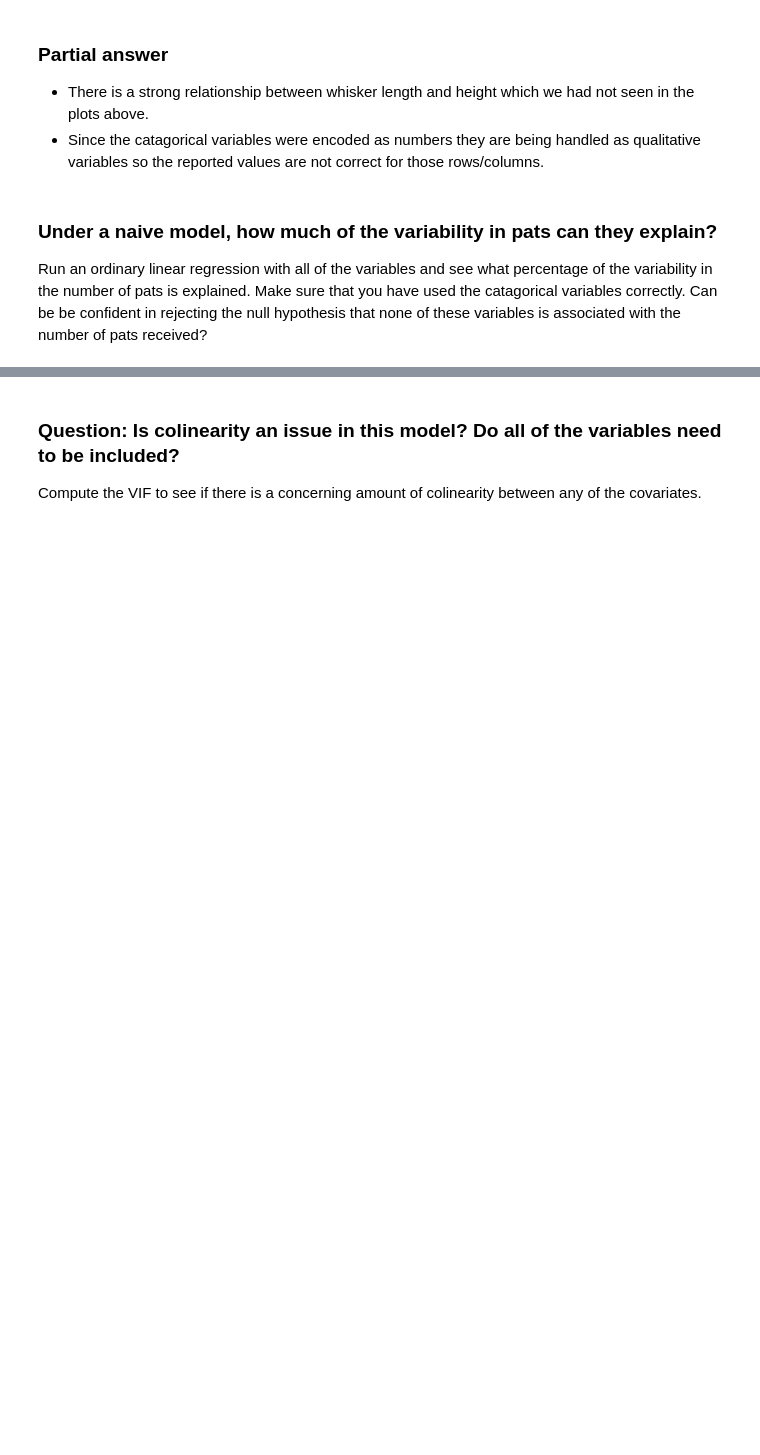
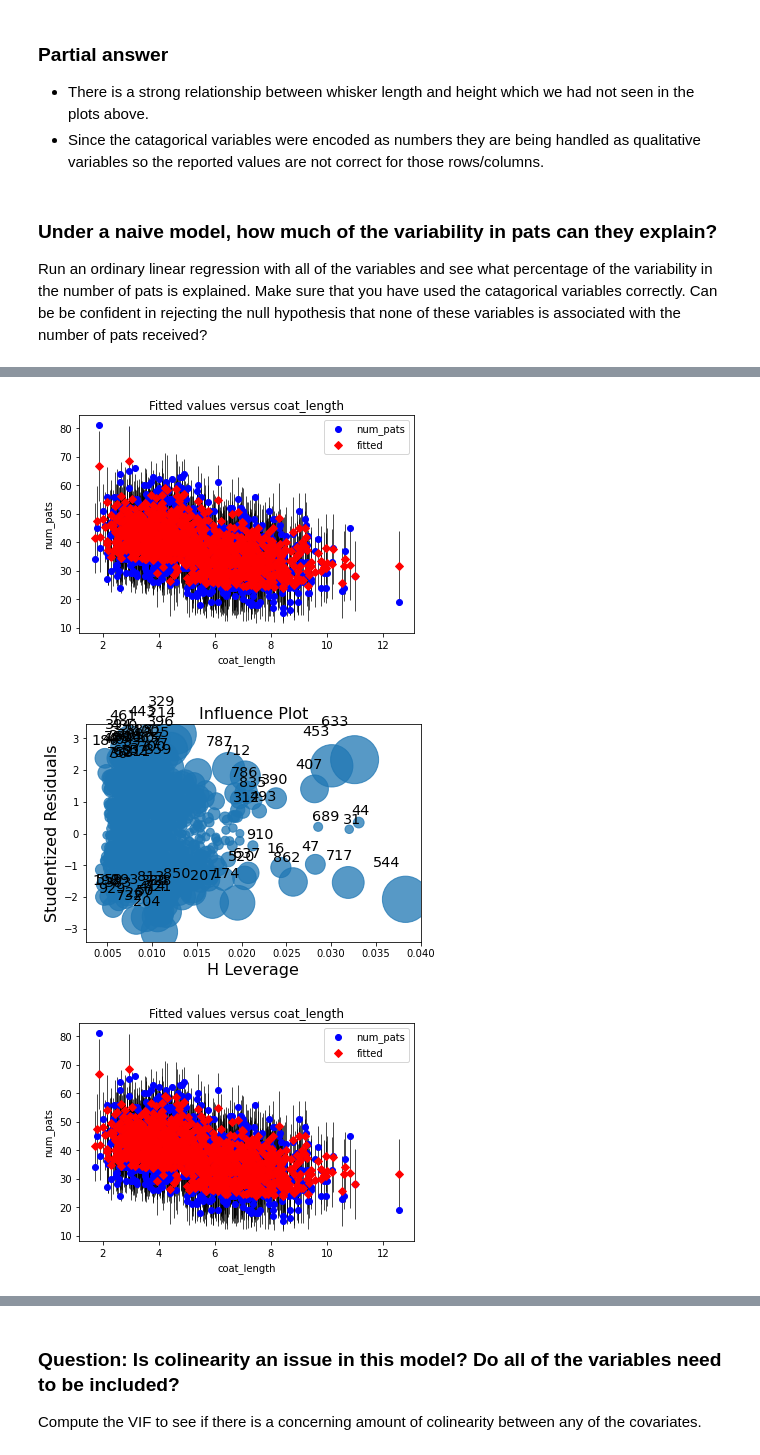
Before and after one commit to aezarebski/aas-extended-examples, a Jupyter notebook: example-2/example-2-answers.ipynb, the cells around one changed output, grey strips where cells are left out. Drawn from its saved outputs; the diff is of its cells as text; code cells hidden in the pictures; blank space fills up the shorter version.

```diff
--- a/example-2/example-2-answers.ipynb
+++ b/example-2/example-2-answers.ipynb
@@ -138,3 +138,10 @@ OLS Regression Results
 | Kurtosis: | 2.924 | Cond. No. | 630. |
 Warnings:
 [1] Standard Errors assume that the covariance matrix of the errors is correctly specified.
+# %%
+sm.graphics.influence_plot(lm_1, criterion="cooks")
+sm.graphics.plot_fit(lm_1, "coat_length")
+# %% [output]
+[figure, added]
+[figure, added]
+[figure, added]
```
Also changed, not shown: parts of 13 cells of this notebook.
